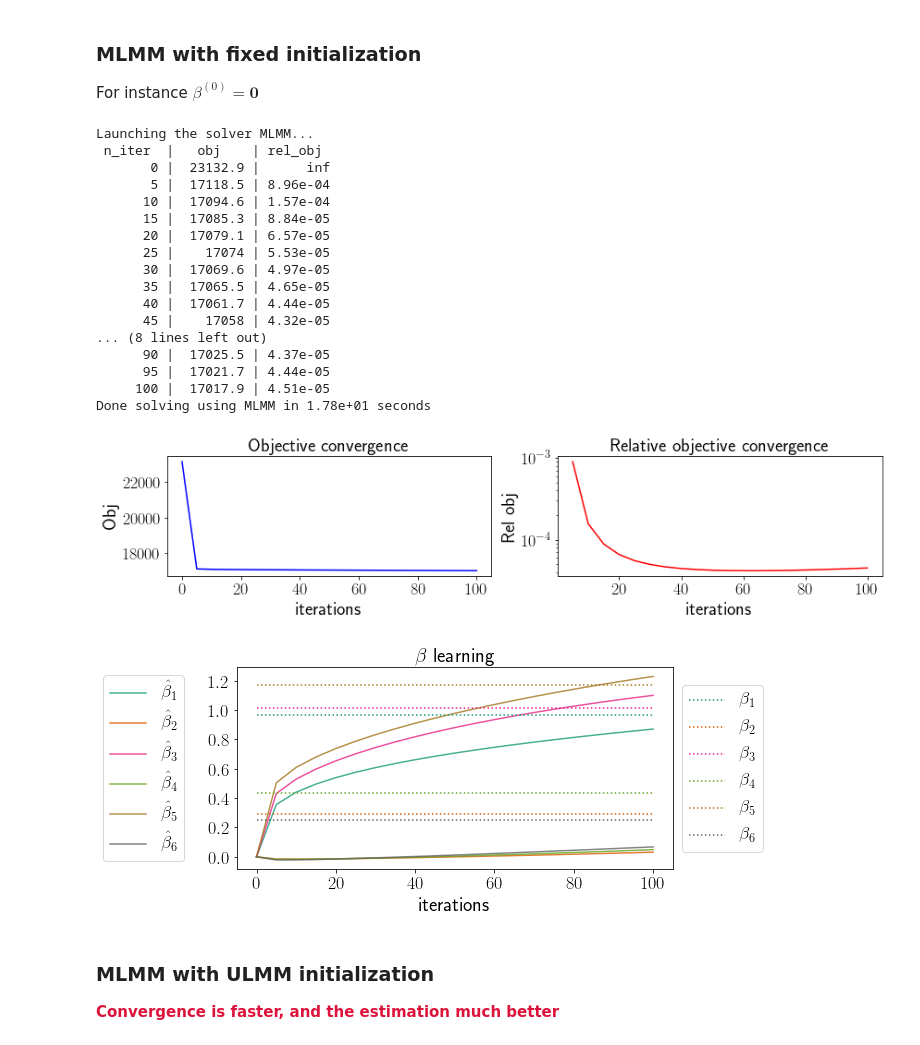
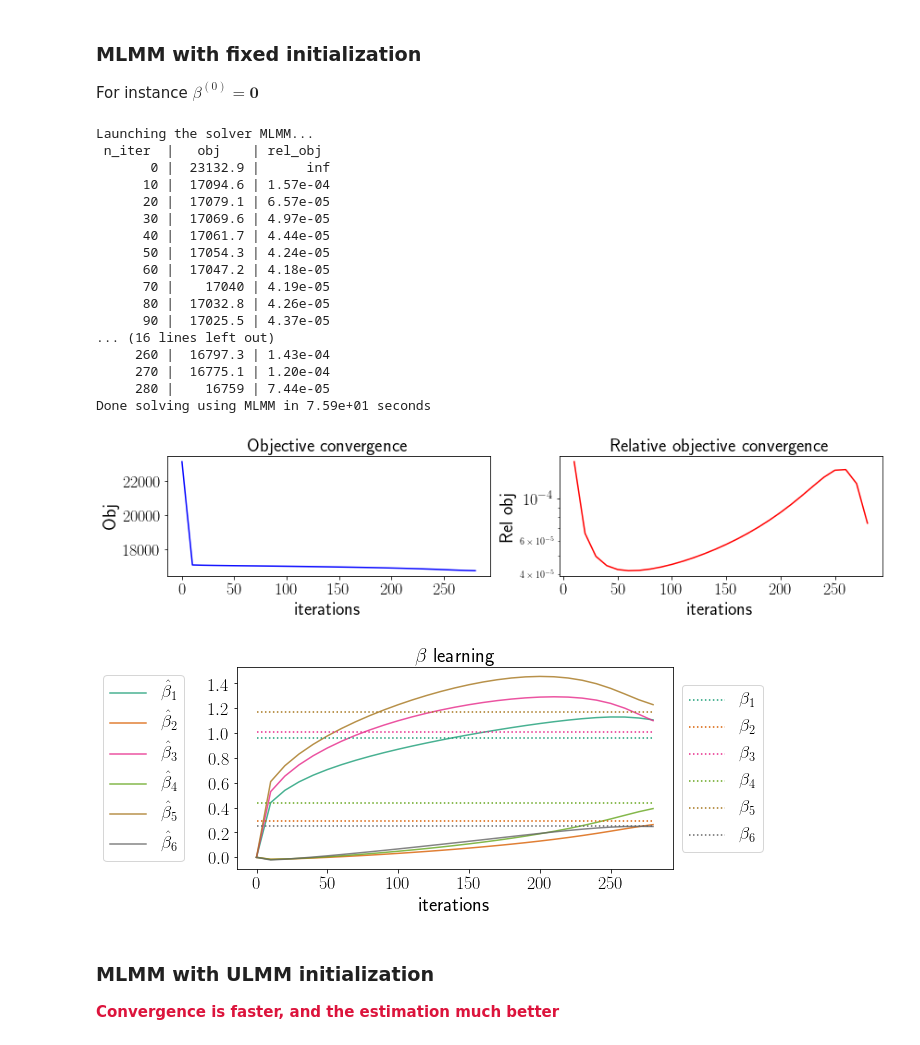
Before and after one commit to Califrais/flash, a Jupyter notebook: Lights tutorial.ipynb, the cells around one changed output. Drawn from its saved outputs; the diff is of its cells as text; code cells hidden in the pictures.

Commit message:
increase MLMM max_iter when initialize=False to make clear usefulness of ULMM initialization

```diff
--- a/Lights tutorial.ipynb
+++ b/Lights tutorial.ipynb
@@ -271,38 +271,38 @@ For instance $\beta^{(0)}=\textbf{0}$
 # %%
 fixed_effect_time_order = 1
 tol = 4e-5
 mlmm = MLMM(fixed_effect_time_order=fixed_effect_time_order,
-            print_every=5, tol=tol, initialize=False)
+            print_every=10, tol=tol, initialize=False, max_iter=300)
 # Get design features matrices
 extracted_features = extract_features(Y_, fixed_effect_time_order)
 # Train the initializer
 mlmm.fit(extracted_features)
 
 # Visualize learning
 to = len(true_beta)+1
 leg1 = [r"$\hat \beta_%s$" % j for j in range(1, to)]
 leg2 = [r"$\beta_%s$" % j for j in range(1, to)]
 visualize_vect_learning(mlmm, "fixed_effect_coeffs", r"$\beta$", true_beta, leg1, leg2)
 # %% [output]
 Launching the solver MLMM...
  n_iter  |   obj    | rel_obj
        0 |  23132.9 |      inf
-       5 |  17118.5 | 8.96e-04
       10 |  17094.6 | 1.57e-04
-      15 |  17085.3 | 8.84e-05
       20 |  17079.1 | 6.57e-05
-      25 |    17074 | 5.53e-05
       30 |  17069.6 | 4.97e-05
-      35 |  17065.5 | 4.65e-05
       40 |  17061.7 | 4.44e-05
-      45 |    17058 | 4.32e-05
-... (8 lines left out)
+      50 |  17054.3 | 4.24e-05
+      60 |  17047.2 | 4.18e-05
+      70 |    17040 | 4.19e-05
+      80 |  17032.8 | 4.26e-05
       90 |  17025.5 | 4.37e-05
-      95 |  17021.7 | 4.44e-05
-     100 |  17017.9 | 4.51e-05
-Done solving using MLMM in 1.78e+01 seconds
+... (16 lines left out)
+     260 |  16797.3 | 1.43e-04
+     270 |  16775.1 | 1.20e-04
+     280 |    16759 | 7.44e-05
+Done solving using MLMM in 7.59e+01 seconds
-[figure, old version]
+[figure, new version]
-[figure, old version]
+[figure, new version]
 # %% [markdown]
 ### MLMM with ULMM initialization
 
```
Also changed, not shown: parts of 4 cells of this notebook.
